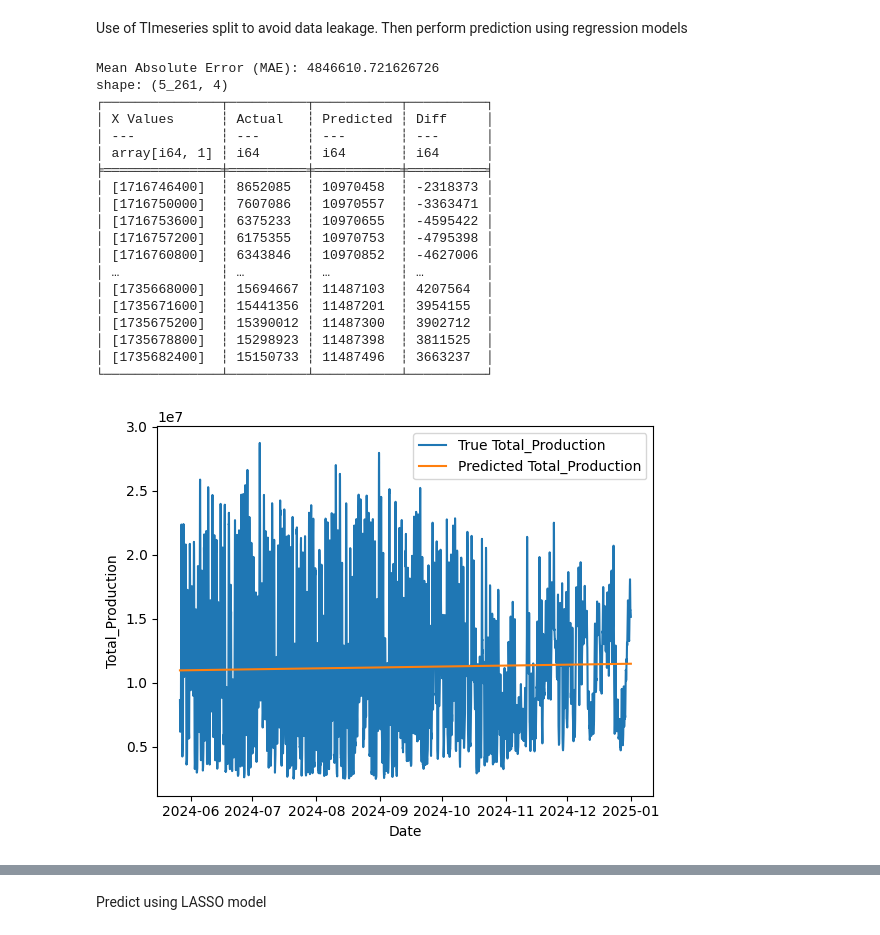
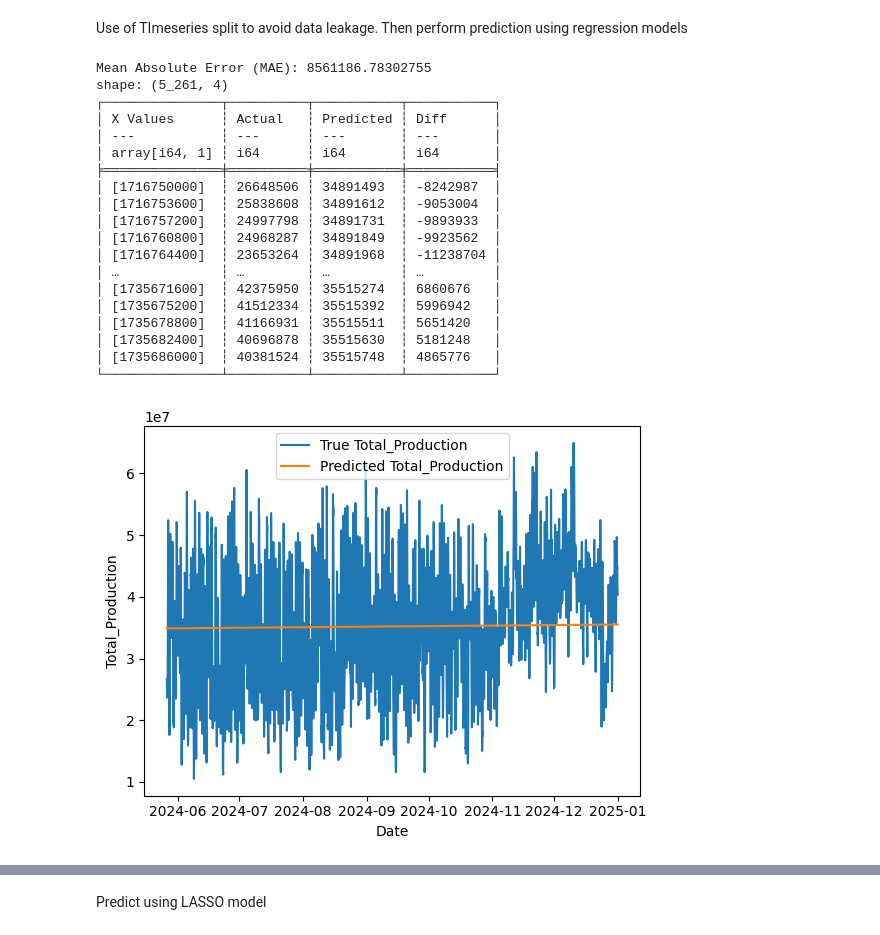
Before and after one commit to tvgerwe/ENEXIS, a Jupyter notebook: workspaces/sandeep/ned/ned-gen-prediction-regression.ipynb, the cells around one changed output, grey strips where cells are left out. Cells and saved outputs as stored; diff of their text form; code cells hidden in the pictures.

```diff
--- a/workspaces/sandeep/ned/ned-gen-prediction-regression.ipynb
+++ b/workspaces/sandeep/ned/ned-gen-prediction-regression.ipynb
@@ -55,8 +55,8 @@ config = load_config(CONFIG_FILE)
 DOWNLOAD_DIR = config["ned"]["ned_download_dir"]
 CSV_DOWNLOAD_DIR = config["ned"]["ned_test_download_dir"]
 print("DOWNLOAD_DIR :", DOWNLOAD_DIR)
-pkl_file_path = f'{DOWNLOAD_DIR}/power-gen-type-0.pkl'
-csv_file_path = f'{CSV_DOWNLOAD_DIR}power-gen-consolidated-data-2022-2024.csv'
+# pkl_file_path = f'{DOWNLOAD_DIR}/power-gen-type-0.pkl'
+csv_file_path = f'{DOWNLOAD_DIR}power-gen-consolidated-data-2022-2024.csv'
 
 # with open('../data/dc-ned-json-data-1.pkl', 'rb') as pickle_file:
 # with open(pkl_file_path, 'rb') as pickle_file:
@@ -64,8 +64,8 @@ with open(csv_file_path, 'rb') as csv_file:
     df_pd_orig = pd.read_csv(csv_file)
 
 # Sum of all columns starting with 'production'
-# df_pd_orig["Total_Production"] = df_pd_orig.filter(like="production").sum(axis=1)
-df_pd_orig["Total_Production"] = df_pd_orig["production_all"]
+df_pd_orig["Total_Production"] = df_pd_orig.filter(like="production").sum(axis=1)
+# df_pd_orig["Total_Production"] = df_pd_orig["production_all"]
 df_pd_orig.rename(columns={'date_x': 'validto'}, inplace=True)
 
 # Show a sample of first 3 rows.
@@ -214,49 +216,63 @@ plt.plot(test['validto'], y_test, label='True Total_Production')
 plt.plot(test['validto'], predictions, label='Predicted Total_Production')
 plt.xlabel('Date')
 plt.ylabel('Total_Production')
 plt.legend()
 plt.show()
 
 aic_lr = compute_aic(y_test, y_int_pred, num_params=X_train.shape[1] + 1)
 
 # Store results
 results.append(["Linear Regression",
                 mean_absolute_error(y_test, y_int_pred),
                 np.sqrt(mean_squared_error(y_test, y_int_pred)),
                 mean_absolute_percentage_error(y_test, y_int_pred),
                 symmetric_mape(y_test, y_int_pred),
                 aic_lr])
 
 # 2️⃣ ARIMA Model (Example Order: (1,1,1))
 arima_model = ARIMA(y_train, order=(1,1,1)).fit()
 y_pred_arima = arima_model.forecast(steps=len(y_test))
 aic_arima = arima_model.aic  # Directly from ARIMA model
 
 # Store results
 results.append(["ARIMA (1,1,1)",
                 mean_absolute_error(y_test, y_pred_arima),
                 np.sqrt(mean_squared_error(y_test, y_pred_arima)),
                 mean_absolute_percentage_error(y_test, y_pred_arima),
                 symmetric_mape(y_test, y_pred_arima),
                 aic_arima])
+
+# 1. Calculate residuals
+residuals = y_test - y_int_pred
+
+# 2. Plotting the residuals
+
+# a. Residuals vs. Predicted values plot
+plt.figure(figsize=(8, 6))
+plt.scatter(y_int_pred, residuals, color='blue', alpha=0.5)
+plt.axhline(y=0, color='r', linestyle='--')
+plt.title('Residuals vs Predicted values')
+plt.xlabel('Predicted values')
+plt.ylabel('Residuals')
+plt.show()
 # %% [output]
-Mean Absolute Error (MAE): 4846610.721626726
+Mean Absolute Error (MAE): 8561186.78302755
 shape: (5_261, 4)
-┌───────────────┬──────────┬───────────┬──────────┐
-│ X Values      ┆ Actual   ┆ Predicted ┆ Diff     │
-│ ---           ┆ ---      ┆ ---       ┆ ---      │
-│ array[i64, 1] ┆ i64      ┆ i64       ┆ i64      │
-╞═══════════════╪══════════╪═══════════╪══════════╡
-│ [1716746400]  ┆ 8652085  ┆ 10970458  ┆ -2318373 │
-│ [1716750000]  ┆ 7607086  ┆ 10970557  ┆ -3363471 │
-│ [1716753600]  ┆ 6375233  ┆ 10970655  ┆ -4595422 │
-│ [1716757200]  ┆ 6175355  ┆ 10970753  ┆ -4795398 │
-│ [1716760800]  ┆ 6343846  ┆ 10970852  ┆ -4627006 │
-│ …             ┆ …        ┆ …         ┆ …        │
-│ [1735668000]  ┆ 15694667 ┆ 11487103  ┆ 4207564  │
-│ [1735671600]  ┆ 15441356 ┆ 11487201  ┆ 3954155  │
-│ [1735675200]  ┆ 15390012 ┆ 11487300  ┆ 3902712  │
-│ [1735678800]  ┆ 15298923 ┆ 11487398  ┆ 3811525  │
-│ [1735682400]  ┆ 15150733 ┆ 11487496  ┆ 3663237  │
-└───────────────┴──────────┴───────────┴──────────┘
+┌───────────────┬──────────┬───────────┬───────────┐
+│ X Values      ┆ Actual   ┆ Predicted ┆ Diff      │
+│ ---           ┆ ---      ┆ ---       ┆ ---       │
+│ array[i64, 1] ┆ i64      ┆ i64       ┆ i64       │
+╞═══════════════╪══════════╪═══════════╪═══════════╡
+│ [1716750000]  ┆ 26648506 ┆ 34891493  ┆ -8242987  │
+│ [1716753600]  ┆ 25838608 ┆ 34891612  ┆ -9053004  │
+│ [1716757200]  ┆ 24997798 ┆ 34891731  ┆ -9893933  │
+│ [1716760800]  ┆ 24968287 ┆ 34891849  ┆ -9923562  │
+│ [1716764400]  ┆ 23653264 ┆ 34891968  ┆ -11238704 │
+│ …             ┆ …        ┆ …         ┆ …         │
+│ [1735671600]  ┆ 42375950 ┆ 35515274  ┆ 6860676   │
+│ [1735675200]  ┆ 41512334 ┆ 35515392  ┆ 5996942   │
+│ [1735678800]  ┆ 41166931 ┆ 35515511  ┆ 5651420   │
+│ [1735682400]  ┆ 40696878 ┆ 35515630  ┆ 5181248   │
+│ [1735686000]  ┆ 40381524 ┆ 35515748  ┆ 4865776   │
+└───────────────┴──────────┴───────────┴───────────┘
-[figure, old version]
+[figure, new version]
```
Also changed, not shown: parts of 10 cells of this notebook, 6 other files.
